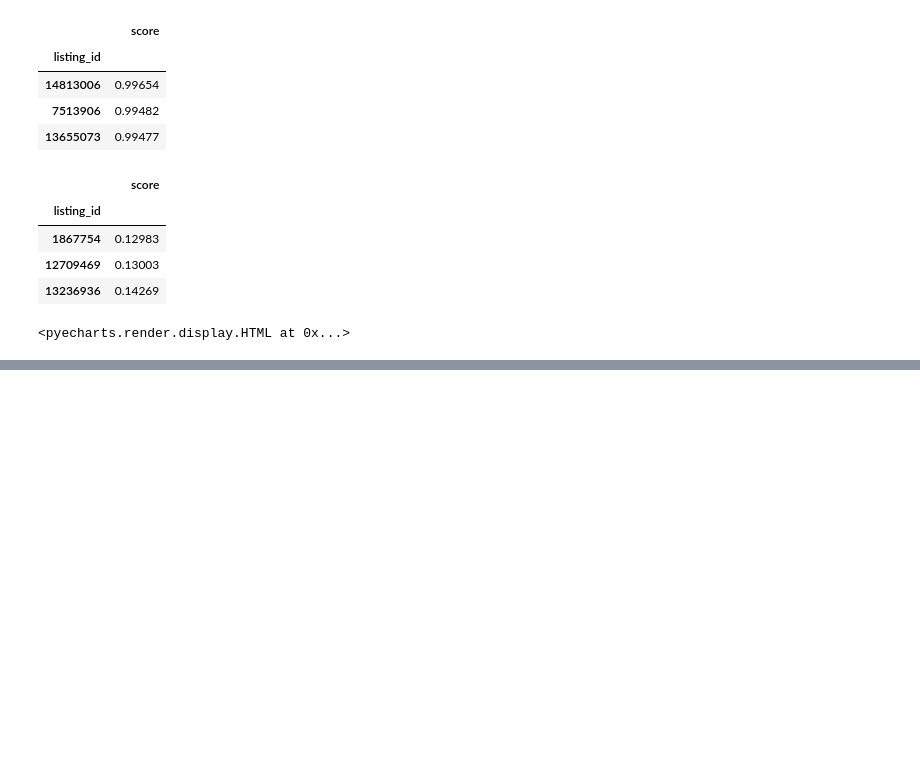
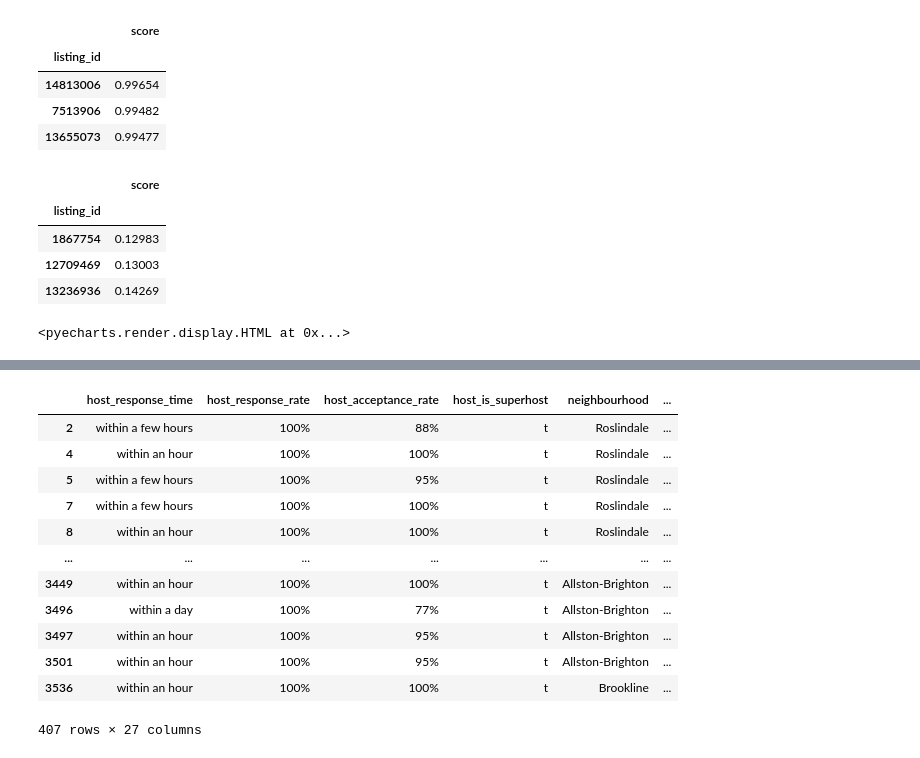
Before and after one commit to Tianyu-Fang/Data-Mining-on-Airbnb-Listings, a Jupyter notebook: data mining group project.ipynb, the cells around one changed output, grey strips where cells are left out. Cells and saved outputs as stored; diff of their text form; code cells hidden in the pictures; blank space fills up the shorter version.

```diff
--- a/data mining group project.ipynb
+++ b/data mining group project.ipynb
@@ -228,0 +281,17 @@ comment_wordcloud.render_notebook()
+# %%
+#filter data to view characteristics of a super host
+list[list.host_is_superhost== 't']
+# %% [output]
+|  | host_response_time | host_response_rate | host_acceptance_rate | host_is_superhost | neighbourhood | ... |
+| 2 | within a few hours | 100% | 88% | t | Roslindale | ... |
+| 4 | within an hour | 100% | 100% | t | Roslindale | ... |
+| 5 | within a few hours | 100% | 95% | t | Roslindale | ... |
+| 7 | within a few hours | 100% | 100% | t | Roslindale | ... |
+| 8 | within an hour | 100% | 100% | t | Roslindale | ... |
+| ... | ... | ... | ... | ... | ... | ... |
+| 3449 | within an hour | 100% | 100% | t | Allston-Brighton | ... |
+| 3496 | within a day | 100% | 77% | t | Allston-Brighton | ... |
+| 3497 | within an hour | 100% | 95% | t | Allston-Brighton | ... |
+| 3501 | within an hour | 100% | 95% | t | Allston-Brighton | ... |
+| 3536 | within an hour | 100% | 100% | t | Brookline | ... |
+407 rows × 27 columns
```
Also changed, not shown: parts of 23 cells of this notebook.
